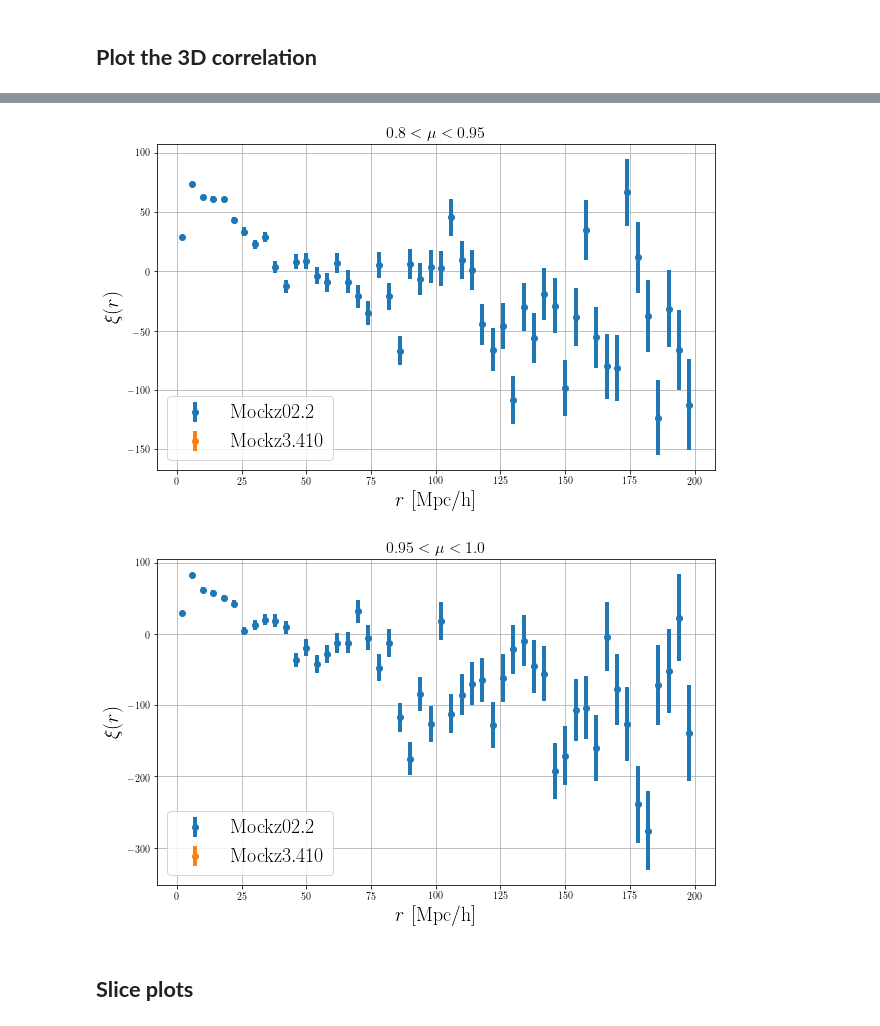
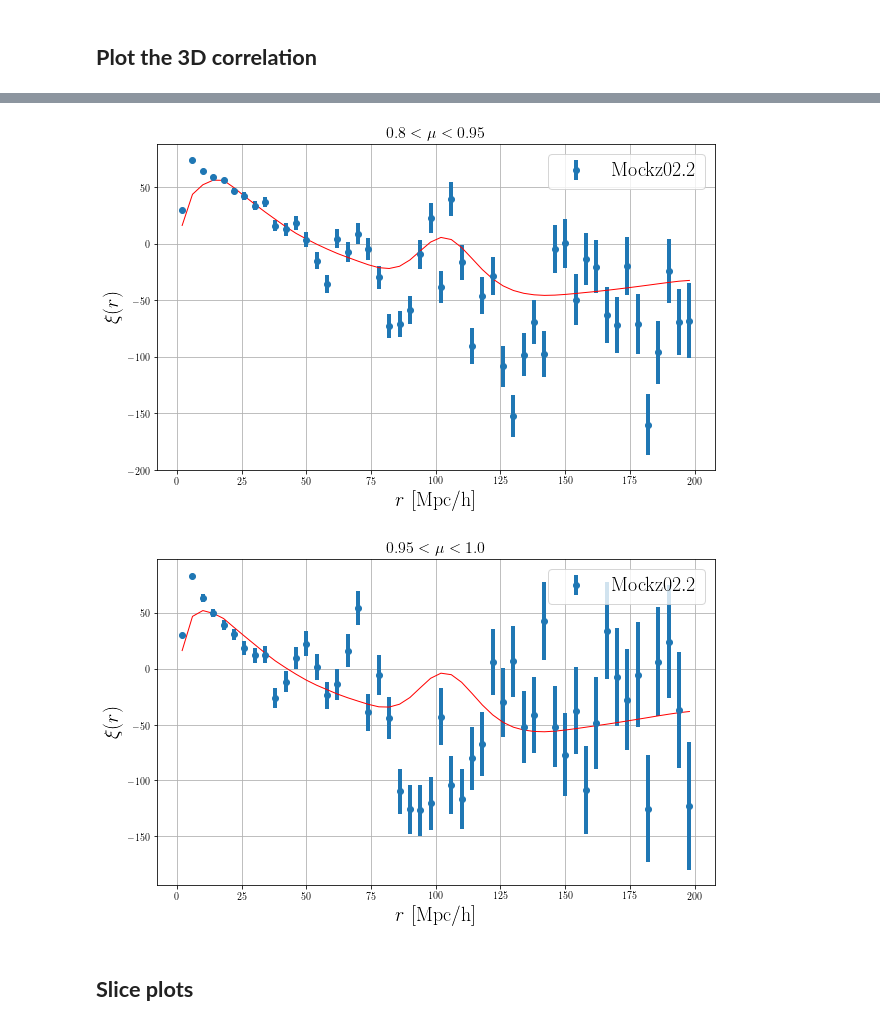
Before and after one commit to igmhub/desi_QA, a Jupyter notebook: Mocks/QA_autoQSO.ipynb, the cells around one changed output, grey strips where cells are left out. Drawn from its saved outputs; the diff is of its cells as text; code cells hidden in the pictures.

```diff
--- a/Mocks/QA_autoQSO.ipynb
+++ b/Mocks/QA_autoQSO.ipynb
@@ -371,21 +367,21 @@ for zinterval in zint:
 mus=[0., 0.5, 0.8, 0.95, 1.]
 for mumin,mumax in zip(mus[:-1],mus[1:]):
     for name,paths in sorted(toPlot.items()):
-        #if not os.path.isfile(os.path.expandvars(paths['FIT'])): continue
+        if not os.path.isfile(os.path.expandvars(paths['FIT'])): continue
         h = fitsio.FITS(paths['CORR'])
-        #ff = h5py.File(os.path.expandvars(paths['FIT']),'r')
-        #fit = ff[paths['NAME']+'/fit'][...]
+        ff = h5py.File(os.path.expandvars(paths['FIT']),'r')
+        fit = ff[paths['NAME']+'/fit'][...]
         da = h[1]['DA'][:]
         co = h[1]['CO'][:]
         rpmin = h[1].read_header()['RPMIN']
         np = h[1].read_header()['NP']
         h.close()
-        #ff.close()
+        ff.close()
         b = wedgize.wedge(mumin=mumin,mumax=mumax,rpmin=rpmin,nrp=np,absoluteMu=True)
         r,d,c = b.wedge(da,co)
-        #r,f,_ = b.wedge(fit,co)
+        r,f,_ = b.wedge(fit,co)
         plt.errorbar(r,d*r**2,yerr=sp.sqrt(c.diagonal())*r**2,fmt="o",label=r'$\mathrm{'+name+'}$')
-        #plt.plot(r,f*r**2,color='red',linewidth=1)
+        plt.plot(r,f*r**2,color='red',linewidth=1)
     plt.ylabel(r"$\xi(r)$")
     plt.xlabel(r"$r~[\mathrm{Mpc/h}]$")
     plt.title(r"${}<\mu<{}$".format(mumin,mumax),fontsize=16)
@@ -398,5 +394,5 @@ for mumin,mumax in zip(mus[:-1],mus[1:]):
-[figure, old version]
+[figure, new version]
-[figure, old version]
+[figure, new version]
 # %% [markdown]
 ## __Slice plots__
 # %%
```
Also changed, not shown: parts of 7 cells of this notebook, 1 other file.
